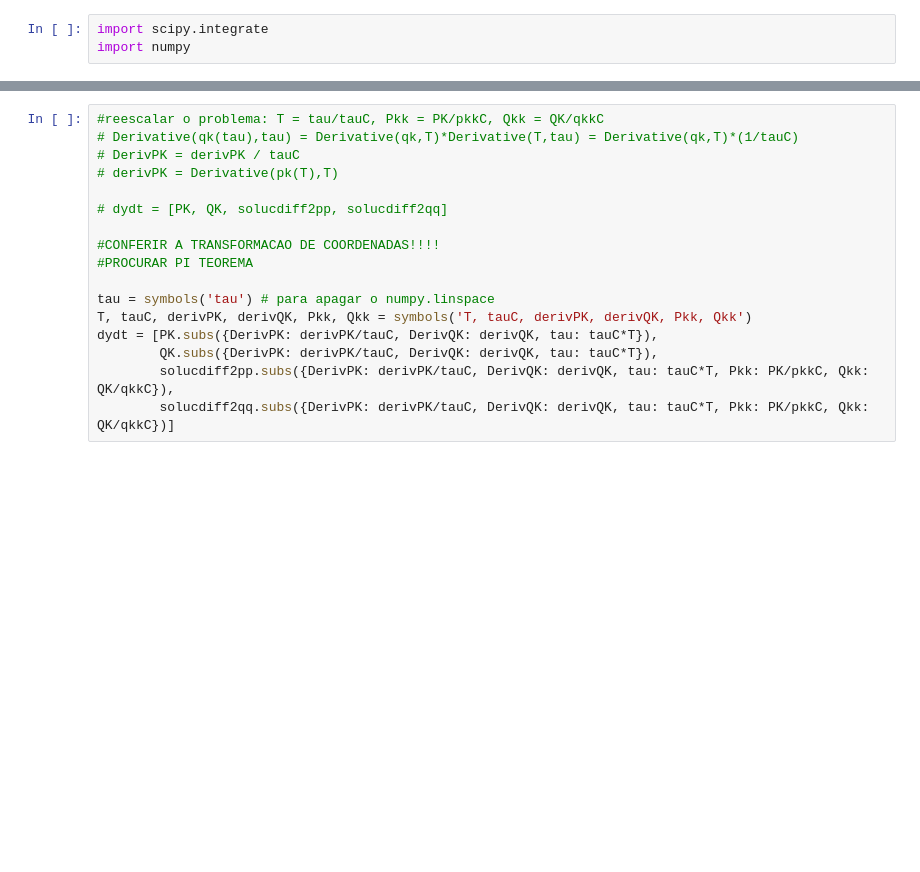
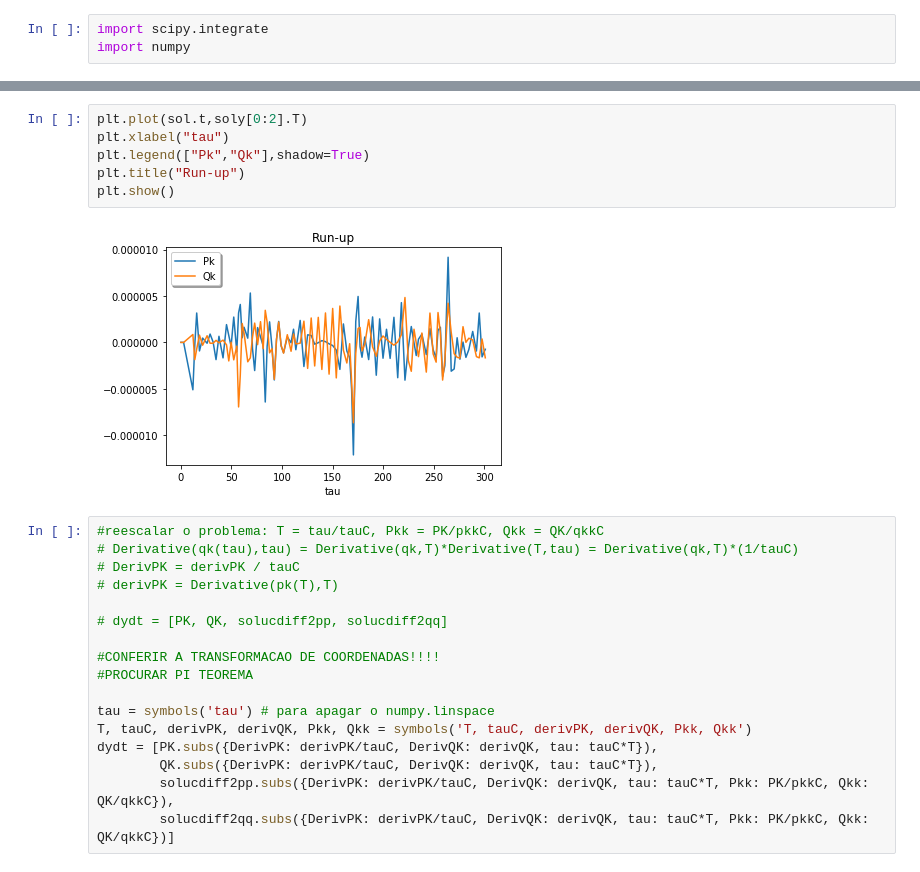
Before and after one commit to anacost/piez_USM, a Jupyter notebook: ODE_sympy.ipynb, the cells around one changed output, grey strips where cells are left out. Drawn from its saved outputs; the diff is of its cells as text; blank space fills up the shorter version.

```diff
--- a/ODE_sympy.ipynb
+++ b/ODE_sympy.ipynb
@@ -280,3 +420,11 @@ error: The function and its Jacobian must be callable functions.
+# %%
+plt.plot(sol.t,soly[0:2].T)
+plt.xlabel("tau")
+plt.legend(["Pk","Qk"],shadow=True)
+plt.title("Run-up")
+plt.show()
+# %% [output]
+[figure, added]
 # %%
 #reescalar o problema: T = tau/tauC, Pkk = PK/pkkC, Qkk = QK/qkkC
 # Derivative(qk(tau),tau) = Derivative(qk,T)*Derivative(T,tau) = Derivative(qk,T)*(1/tauC)
```
Also changed, not shown: parts of 22 cells of this notebook.
